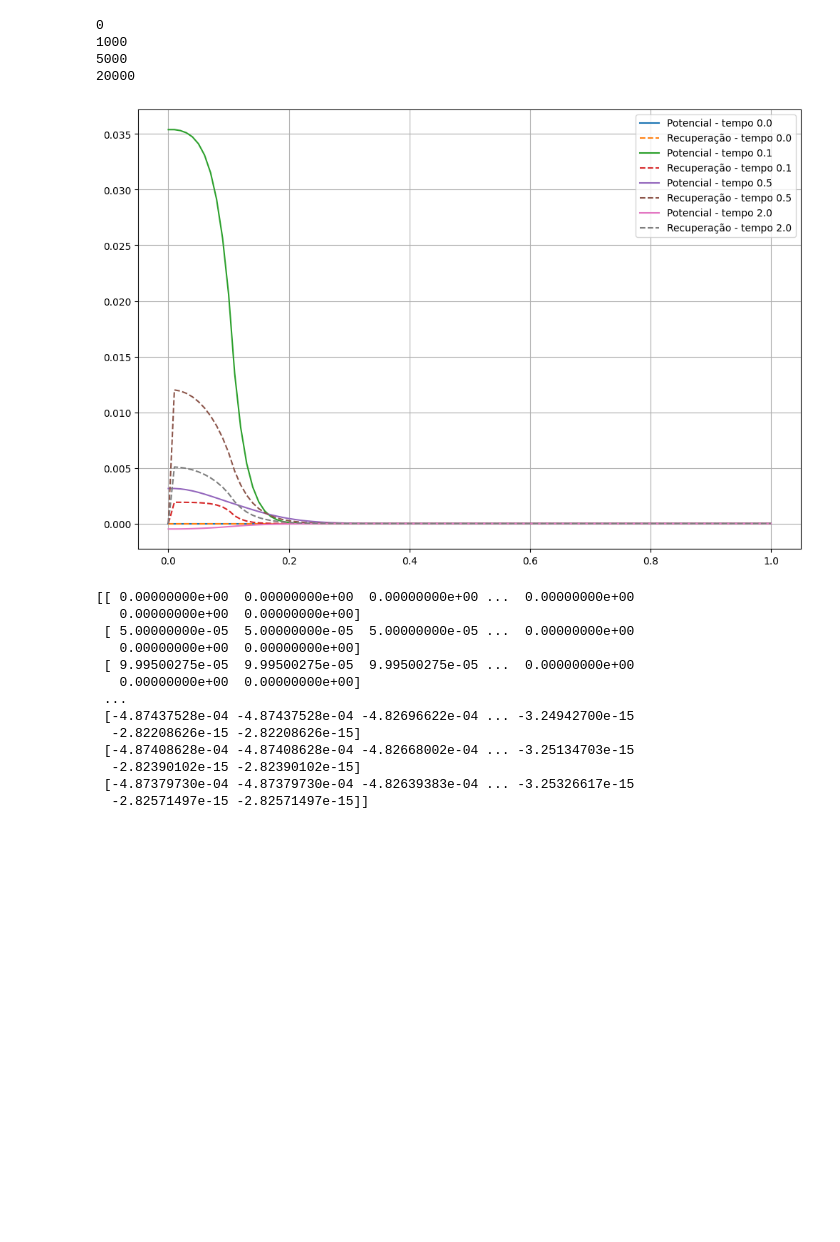
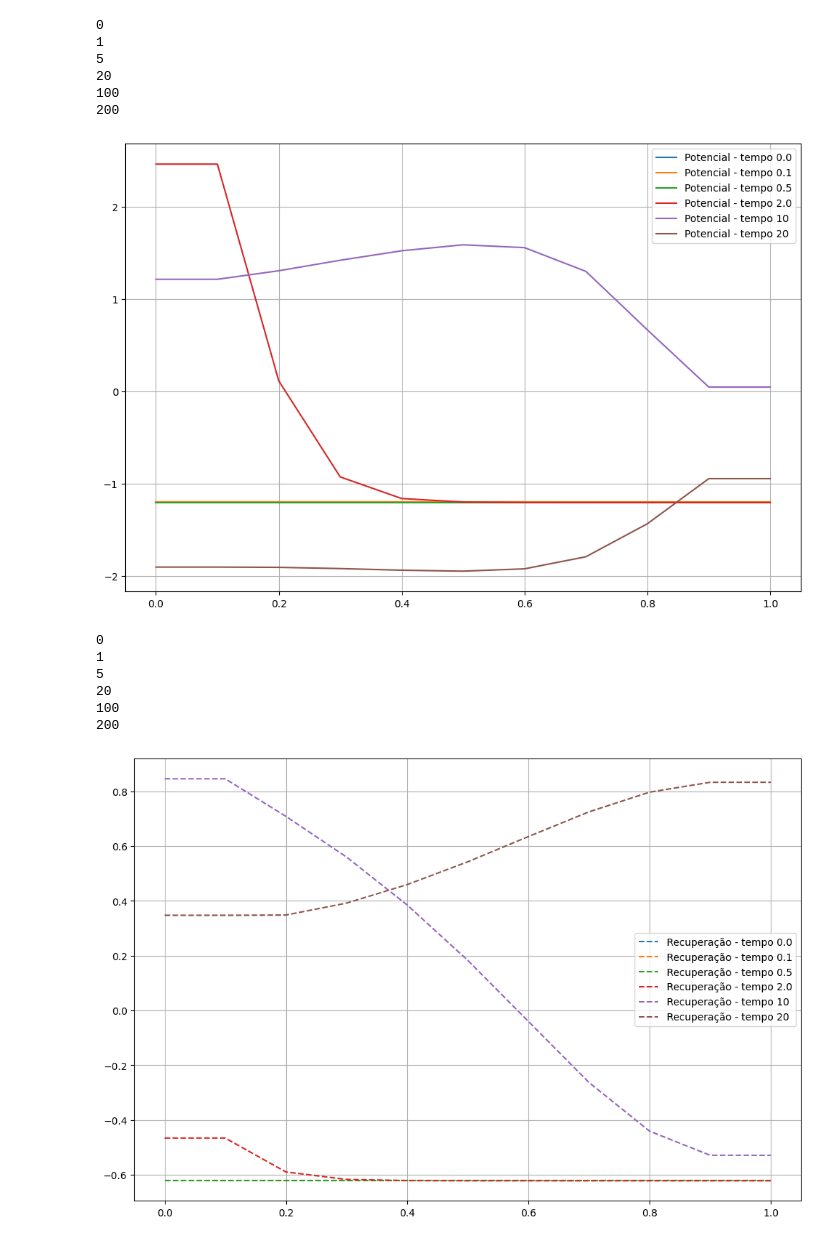
Before and after one commit to pedronalon/PesquisaMetodosNumericos, a Jupyter notebook: FitzHughNagumo(1D).ipynb, the cells around one changed output. Drawn from its saved outputs; the diff is of its cells as text; code cells hidden in the pictures; blank space fills up the shorter version.

```diff
--- a/FitzHughNagumo(1D).ipynb
+++ b/FitzHughNagumo(1D).ipynb
@@ -1,26 +1,25 @@
 # %%
+# 1 implementar as operacoes vetoriais de forma vetorizada (vectorized - numpy)
+# 2 implementar a mesma com jax  (np -> jnp)
+
 import numpy as np
 import matplotlib.pyplot as plt
 
-A = 1
-alpha = 0.1
-gamma = 0.5
-epsilon = 0.01
-iapp = 0.5
+A = 1.0
+alpha = 0.7
+gamma = 0.8
+epsilon = 0.08
 v0 = 0.0
 w0 = 0.0
 d = 0.01 #difusao
 
 
-h=0.0001 #passos de tempo
-delta_x = 0.01 #passo espacial
+h = 0.1 #passos de tempo
+delta_x = 0.1 #passo espacial
 
 xf = 1.0
-tf = 2 #tempo final
+tf = 20.0 #tempo final
 
 t = np.arange(0, tf + h, h)
 x = np.arange(0, xf + delta_x, delta_x)
-
-iapp_vet = np.zeros(len(t))
-iapp_vet[(t >= 0.0) & (t <= 0.2)] = 0.5
 # %%
@@ -61,31 +102,36 @@ for i in range(len(t)-1):
 # %%
-t_plot = [0.0, 0.1, 0.5, 2.0]
+t_plot = [0.0, 0.1, 0.5, 2.0,10,20]
 plt.figure(figsize=(12,8))
 for t in t_plot:
     plt.plot(x,V[int(t/h),:], label = 'Potencial - tempo {}'.format(t))
+    #plt.plot(x,W[int(t/h),:], label = 'Recuperação - tempo {}'.format(t), linestyle='--')
+    print(int(t/h))
+plt.legend()
+plt.grid(True)
+plt.show()
+
+plt.figure(figsize=(12,8))
+for t in t_plot:
+    #plt.plot(x,V[int(t/h),:], label = 'Potencial - tempo {}'.format(t))
     plt.plot(x,W[int(t/h),:], label = 'Recuperação - tempo {}'.format(t), linestyle='--')
     print(int(t/h))
 plt.legend()
 plt.grid(True)
 plt.show()
 
-print(V)
+print(int(t/h))
 # %% [output]
 0
-1000
-5000
-20000
+1
+5
+20
+100
+200
-[figure, old version]
+[figure, new version]
-[[ 0.00000000e+00  0.00000000e+00  0.00000000e+00 ...  0.00000000e+00
-   0.00000000e+00  0.00000000e+00]
- [ 5.00000000e-05  5.00000000e-05  5.00000000e-05 ...  0.00000000e+00
-   0.00000000e+00  0.00000000e+00]
- [ 9.99500275e-05  9.99500275e-05  9.99500275e-05 ...  0.00000000e+00
-   0.00000000e+00  0.00000000e+00]
- ...
- [-4.87437528e-04 -4.87437528e-04 -4.82696622e-04 ... -3.24942700e-15
-  -2.82208626e-15 -2.82208626e-15]
- [-4.87408628e-04 -4.87408628e-04 -4.82668002e-04 ... -3.25134703e-15
-  -2.82390102e-15 -2.82390102e-15]
- [-4.87379730e-04 -4.87379730e-04 -4.82639383e-04 ... -3.25326617e-15
-  -2.82571497e-15 -2.82571497e-15]]
+0
+1
+5
+20
+100
+200
+[figure, added]
```
Also changed, not shown: parts of 3 cells of this notebook, 5 other files.
